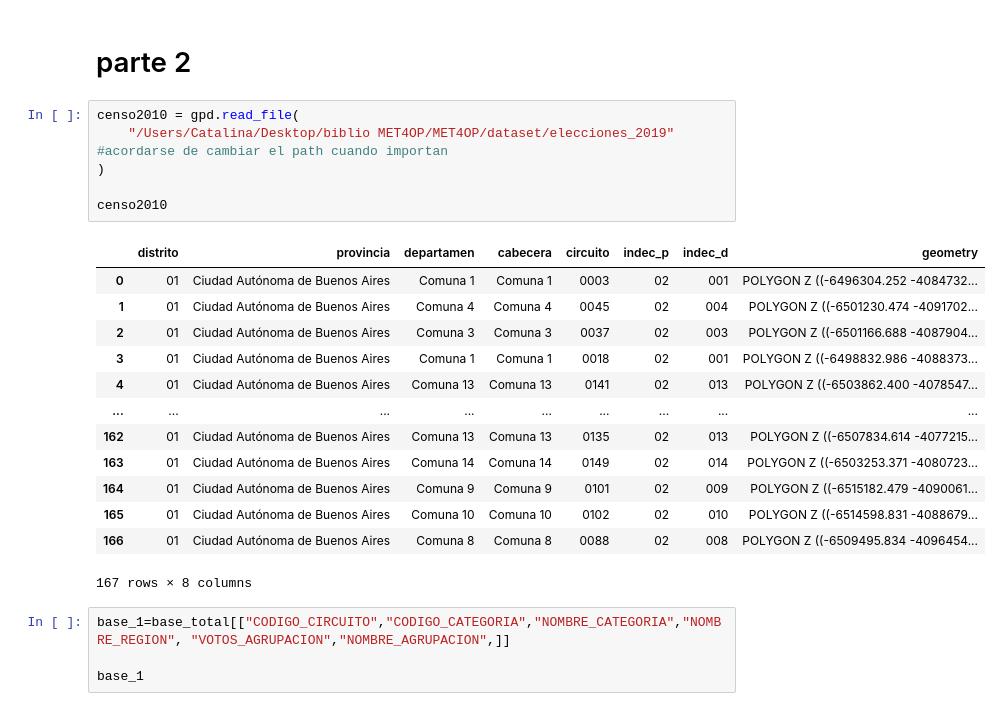
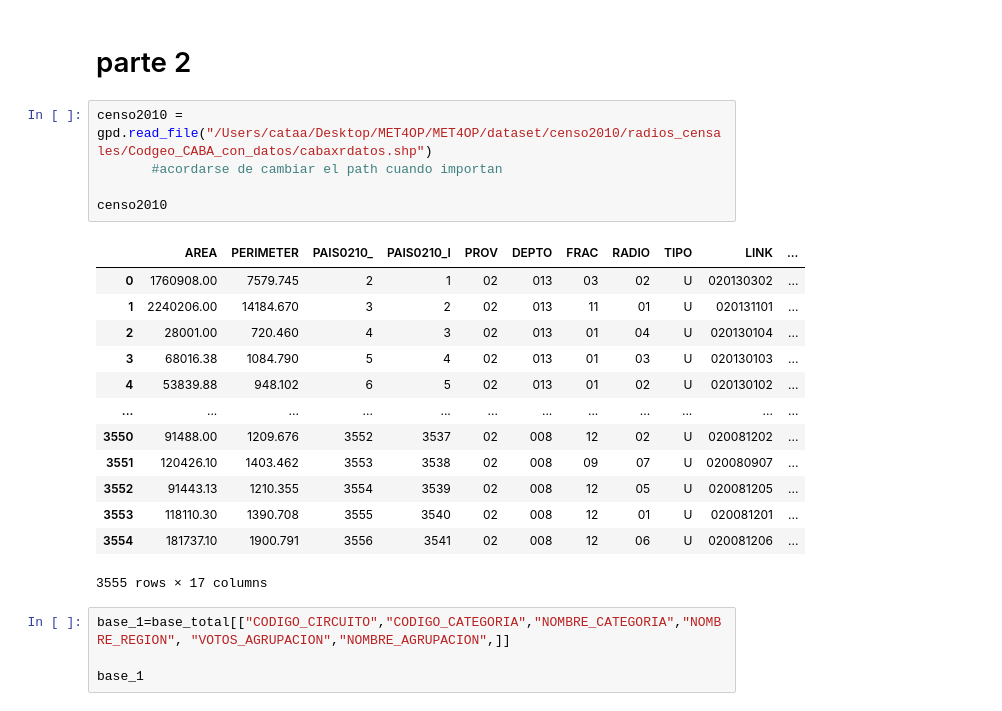
Before and after one commit to vickyfregonese/Trabajo-n2, a Jupyter notebook: TP2 FINAL B.ipynb, the cells around one changed output. Drawn from its saved outputs; the diff is of its cells as text.

```diff
--- a/TP2 FINAL B.ipynb
+++ b/TP2 FINAL B.ipynb
@@ -476,25 +476,24 @@ Cabe destacar tambien, como exhibe el *grafico N3* que la tasa de victoria de Jx
 # %% [markdown]
 # parte 2 #
 # %%
-censo2010 = gpd.read_file(
-    "/Users/Catalina/Desktop/biblio MET4OP/MET4OP/dataset/elecciones_2019"   #acordarse de cambiar el path cuando importan
-)
+censo2010 = gpd.read_file("/Users/cataa/Desktop/MET4OP/MET4OP/dataset/censo2010/radios_censales/Codgeo_CABA_con_datos/cabaxrdatos.shp")
+       #acordarse de cambiar el path cuando importan
 
 censo2010
 # %% [output]
-|  | distrito | provincia | departamen | cabecera | circuito | indec_p | indec_d | geometry |
-| 0 | 01 | Ciudad Autónoma de Buenos Aires | Comuna 1 | Comuna 1 | 0003 | 02 | 001 | POLYGON Z ((-6496304.252 -4084732... |
-| 1 | 01 | Ciudad Autónoma de Buenos Aires | Comuna 4 | Comuna 4 | 0045 | 02 | 004 | POLYGON Z ((-6501230.474 -4091702... |
-| 2 | 01 | Ciudad Autónoma de Buenos Aires | Comuna 3 | Comuna 3 | 0037 | 02 | 003 | POLYGON Z ((-6501166.688 -4087904... |
-| 3 | 01 | Ciudad Autónoma de Buenos Aires | Comuna 1 | Comuna 1 | 0018 | 02 | 001 | POLYGON Z ((-6498832.986 -4088373... |
-| 4 | 01 | Ciudad Autónoma de Buenos Aires | Comuna 13 | Comuna 13 | 0141 | 02 | 013 | POLYGON Z ((-6503862.400 -4078547... |
-| ... | ... | ... | ... | ... | ... | ... | ... | ... |
-| 162 | 01 | Ciudad Autónoma de Buenos Aires | Comuna 13 | Comuna 13 | 0135 | 02 | 013 | POLYGON Z ((-6507834.614 -4077215... |
-| 163 | 01 | Ciudad Autónoma de Buenos Aires | Comuna 14 | Comuna 14 | 0149 | 02 | 014 | POLYGON Z ((-6503253.371 -4080723... |
-| 164 | 01 | Ciudad Autónoma de Buenos Aires | Comuna 9 | Comuna 9 | 0101 | 02 | 009 | POLYGON Z ((-6515182.479 -4090061... |
-| 165 | 01 | Ciudad Autónoma de Buenos Aires | Comuna 10 | Comuna 10 | 0102 | 02 | 010 | POLYGON Z ((-6514598.831 -4088679... |
-| 166 | 01 | Ciudad Autónoma de Buenos Aires | Comuna 8 | Comuna 8 | 0088 | 02 | 008 | POLYGON Z ((-6509495.834 -4096454... |
+|  | AREA | PERIMETER | PAIS0210_ | PAIS0210_I | PROV | DEPTO | FRAC | RADIO | TIPO | LINK | ... |
+| 0 | 1760908.00 | 7579.745 | 2 | 1 | 02 | 013 | 03 | 02 | U | 020130302 | ... |
+| 1 | 2240206.00 | 14184.670 | 3 | 2 | 02 | 013 | 11 | 01 | U | 020131101 | ... |
+| 2 | 28001.00 | 720.460 | 4 | 3 | 02 | 013 | 01 | 04 | U | 020130104 | ... |
+| 3 | 68016.38 | 1084.790 | 5 | 4 | 02 | 013 | 01 | 03 | U | 020130103 | ... |
+| 4 | 53839.88 | 948.102 | 6 | 5 | 02 | 013 | 01 | 02 | U | 020130102 | ... |
+| ... | ... | ... | ... | ... | ... | ... | ... | ... | ... | ... | ... |
+| 3550 | 91488.00 | 1209.676 | 3552 | 3537 | 02 | 008 | 12 | 02 | U | 020081202 | ... |
+| 3551 | 120426.10 | 1403.462 | 3553 | 3538 | 02 | 008 | 09 | 07 | U | 020080907 | ... |
+| 3552 | 91443.13 | 1210.355 | 3554 | 3539 | 02 | 008 | 12 | 05 | U | 020081205 | ... |
+| 3553 | 118110.30 | 1390.708 | 3555 | 3540 | 02 | 008 | 12 | 01 | U | 020081201 | ... |
+| 3554 | 181737.10 | 1900.791 | 3556 | 3541 | 02 | 008 | 12 | 06 | U | 020081206 | ... |
-167 rows × 8 columns
+3555 rows × 17 columns
 # %%
 base_1=base_total[["CODIGO_CIRCUITO","CODIGO_CATEGORIA","NOMBRE_CATEGORIA","NOMBRE_REGION", "VOTOS_AGRUPACION","NOMBRE_AGRUPACION",]]
 
```
Also changed, not shown: parts of 3 cells of this notebook.
